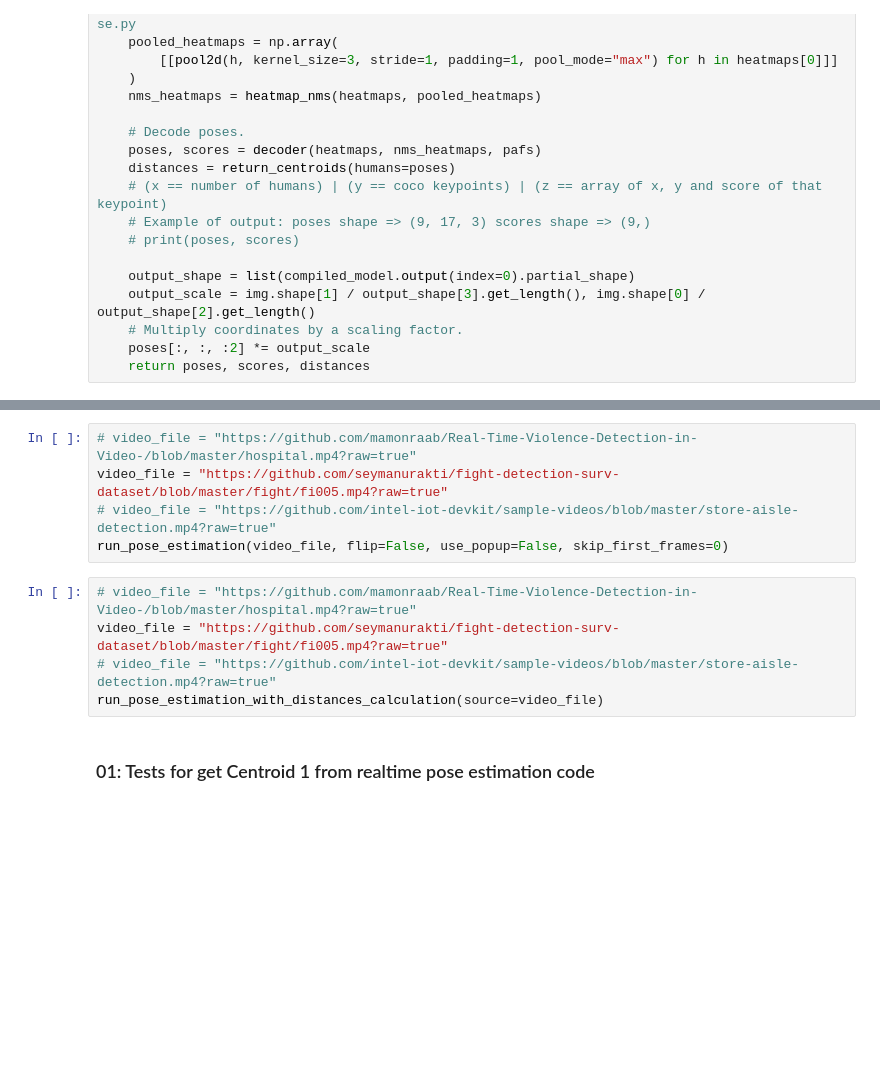
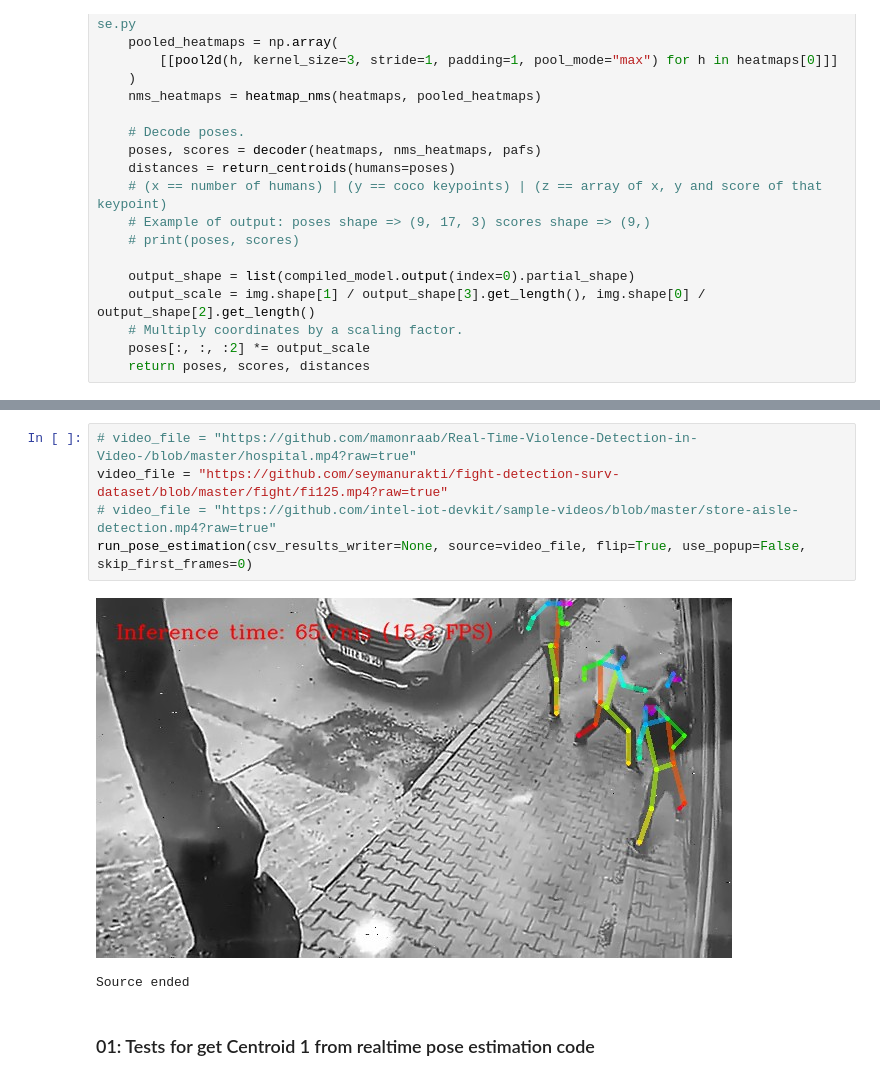
Before and after one commit to mateusememe/find-the-fight, a Jupyter notebook: 402-pose-estimation-centroid-tests.ipynb, the cells around one changed output, grey strips where cells are left out. Drawn from its saved outputs; the diff is of its cells as text; blank space fills up the shorter version.

```diff
--- a/402-pose-estimation-centroid-tests.ipynb
+++ b/402-pose-estimation-centroid-tests.ipynb
@@ -205,14 +203,12 @@ results_file.close()
 Source ended
 # %%
 # video_file = "https://github.com/mamonraab/Real-Time-Violence-Detection-in-Video-/blob/master/hospital.mp4?raw=true"
-video_file = "https://github.com/seymanurakti/fight-detection-surv-dataset/blob/master/fight/fi005.mp4?raw=true"
+video_file = "https://github.com/seymanurakti/fight-detection-surv-dataset/blob/master/fight/fi125.mp4?raw=true"
 # video_file = "https://github.com/intel-iot-devkit/sample-videos/blob/master/store-aisle-detection.mp4?raw=true"
-run_pose_estimation(video_file, flip=False, use_popup=False, skip_first_frames=0)
+run_pose_estimation(csv_results_writer=None, source=video_file, flip=True, use_popup=False, skip_first_frames=0)
+# %% [output]
+[figure, added]
+Source ended
-# %%
-# video_file = "https://github.com/mamonraab/Real-Time-Violence-Detection-in-Video-/blob/master/hospital.mp4?raw=true"
-video_file = "https://github.com/seymanurakti/fight-detection-surv-dataset/blob/master/fight/fi005.mp4?raw=true"
-# video_file = "https://github.com/intel-iot-devkit/sample-videos/blob/master/store-aisle-detection.mp4?raw=true"
-run_pose_estimation_with_distances_calculation(source=video_file)
 # %% [markdown]
 ### 01: Tests for get Centroid 1 from realtime pose estimation code
 # %%
```
Also changed, not shown: parts of 27 cells of this notebook, 8 other files.
